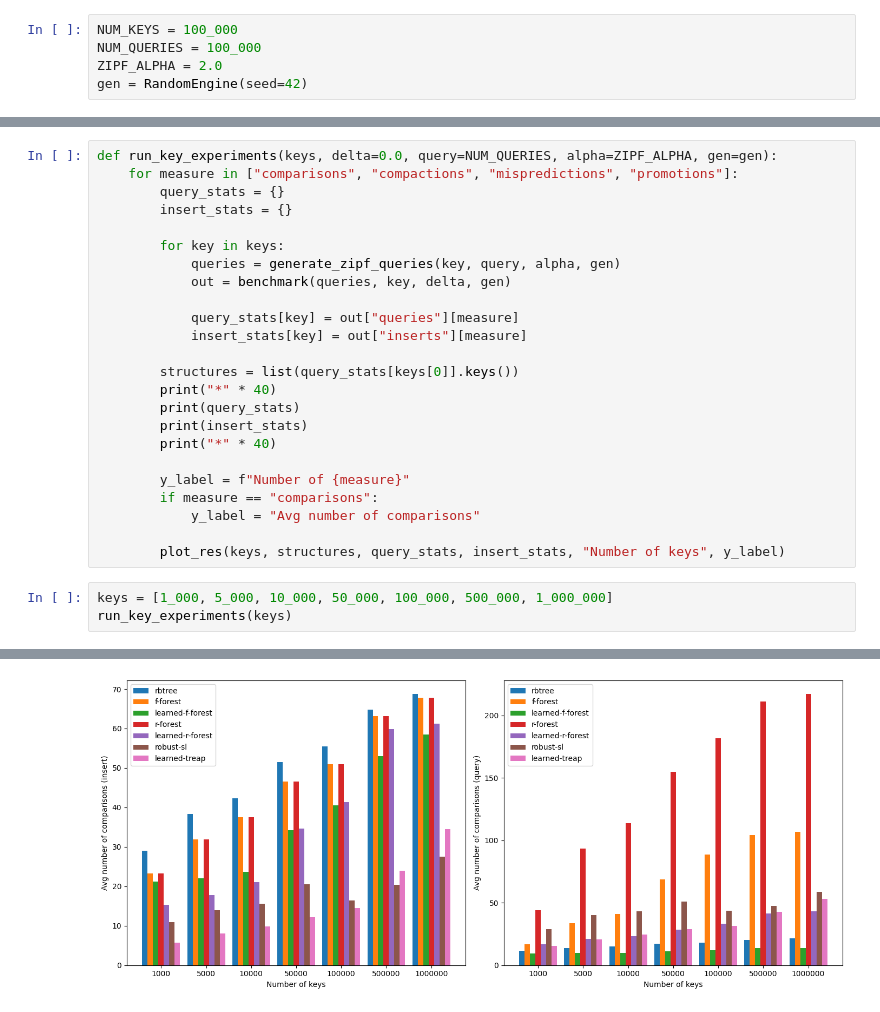
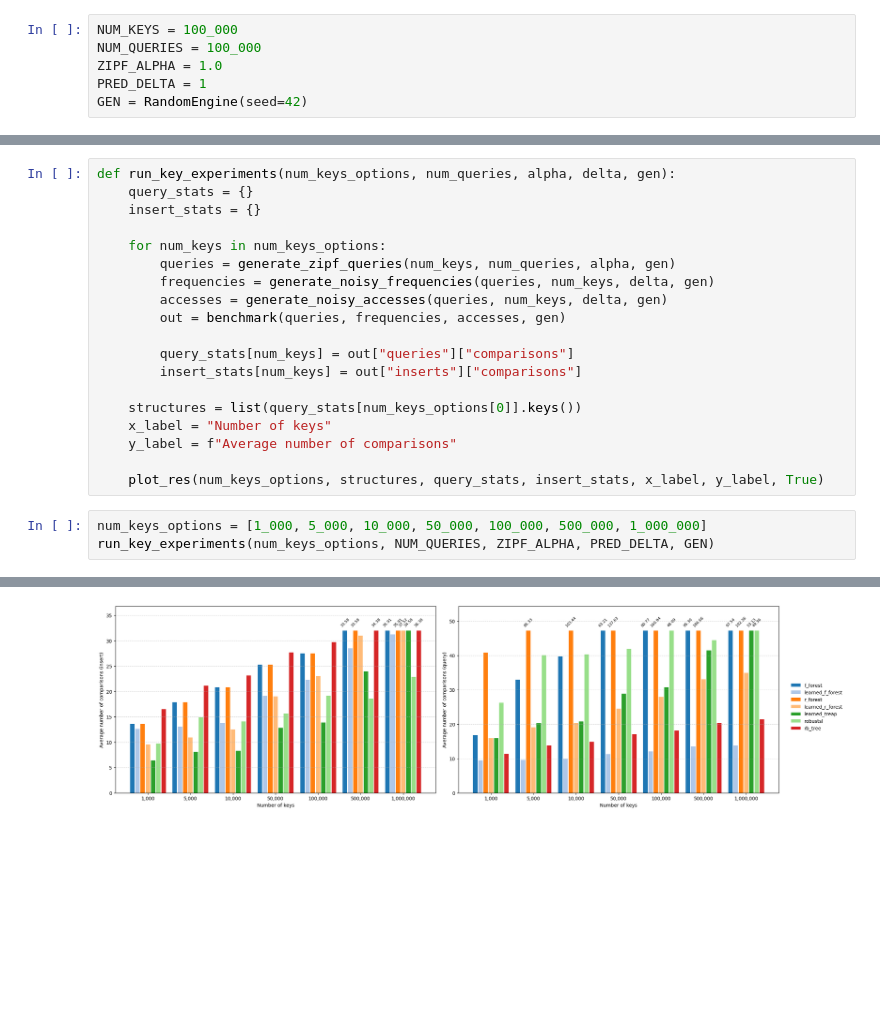
Before and after one commit to Wolfiej-k/search-forests, a Jupyter notebook: experiments.ipynb, the cells around one changed output, grey strips where cells are left out. Drawn from its saved outputs; the diff is of its cells as text; blank space fills up the shorter version.

Commit message:
experiment infrastructure

```diff
--- a/experiments.ipynb
+++ b/experiments.ipynb
@@ -10,6 +15,7 @@ from benchmark_module import benchmark, generate_zipf_queries, RandomEngine
 # %%
 NUM_KEYS = 100_000
 NUM_QUERIES = 100_000
-ZIPF_ALPHA = 2.0
-gen = RandomEngine(seed=42)
+ZIPF_ALPHA = 1.0
+PRED_DELTA = 1
+GEN = RandomEngine(seed=42)
 # %%
@@ -41,29 +83,24 @@ def plot_res(li, structures, query_stats, insert_stats, x_label, y_label):
     plt.show()
 # %%
-def run_key_experiments(keys, delta=0.0, query=NUM_QUERIES, alpha=ZIPF_ALPHA, gen=gen):
-    for measure in ["comparisons", "compactions", "mispredictions", "promotions"]:
-        query_stats = {}
-        insert_stats = {}
+def run_key_experiments(num_keys_options, num_queries, alpha, delta, gen):
+    query_stats = {}
+    insert_stats = {}
 
-        for key in keys:
-            queries = generate_zipf_queries(key, query, alpha, gen)
-            out = benchmark(queries, key, delta, gen)
+    for num_keys in num_keys_options:
+        queries = generate_zipf_queries(num_keys, num_queries, alpha, gen)
+        frequencies = generate_noisy_frequencies(queries, num_keys, delta, gen)
+        accesses = generate_noisy_accesses(queries, num_keys, delta, gen)
+        out = benchmark(queries, frequencies, accesses, gen)
 
-            query_stats[key] = out["queries"][measure]
-            insert_stats[key] = out["inserts"][measure]
+        query_stats[num_keys] = out["queries"]["comparisons"]
+        insert_stats[num_keys] = out["inserts"]["comparisons"]
 
-        structures = list(query_stats[keys[0]].keys())
-        print("*" * 40)
-        print(query_stats)
-        print(insert_stats)
-        print("*" * 40)
+    structures = list(query_stats[num_keys_options[0]].keys())
+    x_label = "Number of keys"
+    y_label = f"Average number of comparisons"
 
-        y_label = f"Number of {measure}"
-        if measure == "comparisons":
-            y_label = "Avg number of comparisons"
-
-        plot_res(keys, structures, query_stats, insert_stats, "Number of keys", y_label)
+    plot_res(num_keys_options, structures, query_stats, insert_stats, x_label, y_label, True)
 # %%
-keys = [1_000, 5_000, 10_000, 50_000, 100_000, 500_000, 1_000_000]
-run_key_experiments(keys)
+num_keys_options = [1_000, 5_000, 10_000, 50_000, 100_000, 500_000, 1_000_000]
+run_key_experiments(num_keys_options, NUM_QUERIES, ZIPF_ALPHA, PRED_DELTA, GEN)
 # %% [output]
@@ -87 +107 @@ Comparisons:
-[figure, old version]
+[figure, new version]
```
Also changed, not shown: parts of 10 cells of this notebook, 6 other files.
